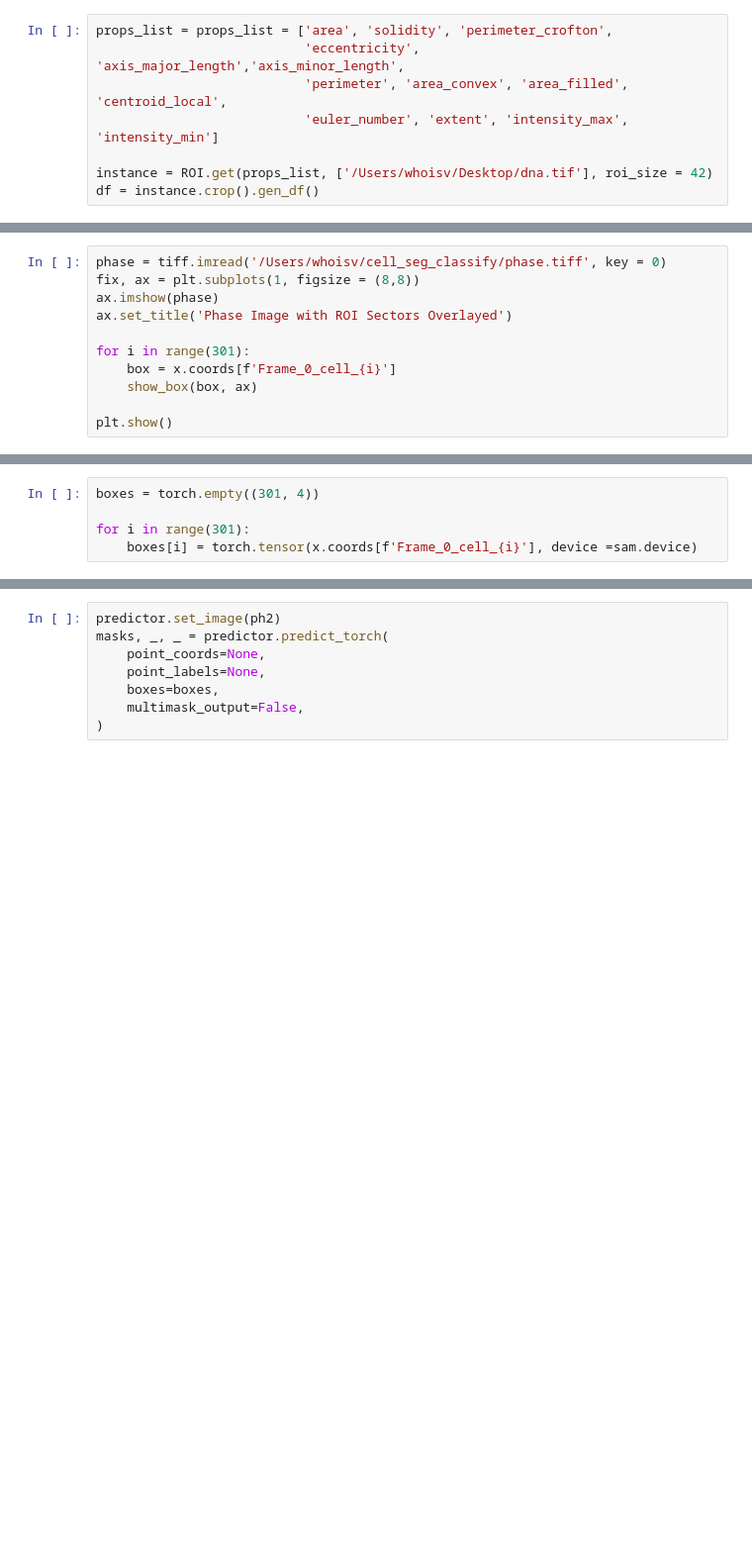
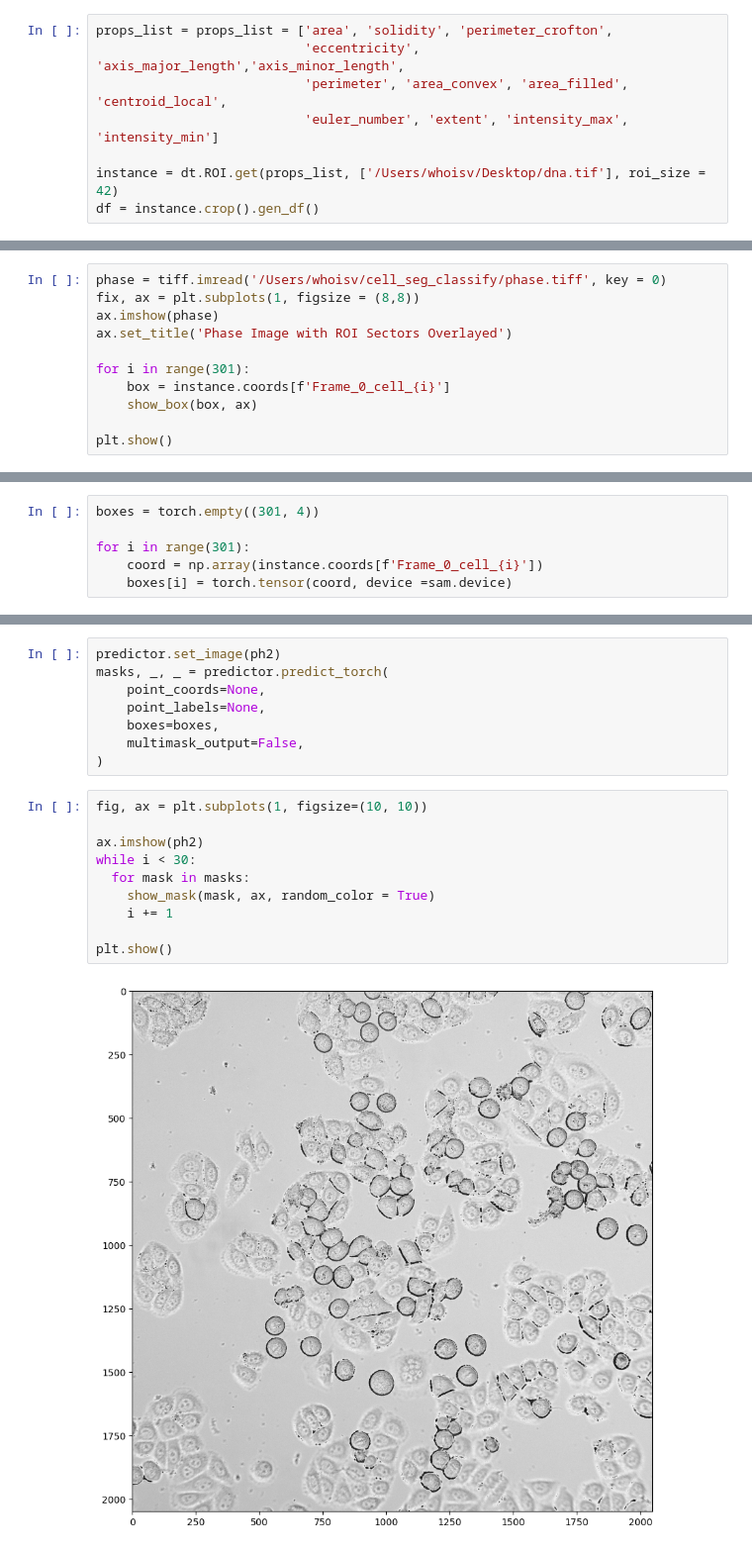
Before and after one commit to anishjv/cell-AAP, a Jupyter notebook: notebooks/example.ipynb, the cells around one changed output, grey strips where cells are left out. Shown at 99% size. Cells and saved outputs as stored; diff of their text form; blank space fills up the shorter version.

```diff
--- a/notebooks/example.ipynb
+++ b/notebooks/example.ipynb
@@ -41,7 +37,7 @@ props_list = props_list = ['area', 'solidity', 'perimeter_crofton',
                            'perimeter', 'area_convex', 'area_filled', 'centroid_local',
                            'euler_number', 'extent', 'intensity_max', 'intensity_min']
 
-instance = ROI.get(props_list, ['/Users/whoisv/Desktop/dna.tif'], roi_size = 42)
+instance = dt.ROI.get(props_list, ['/Users/whoisv/Desktop/dna.tif'], roi_size = 42)
 df = instance.crop().gen_df()
 # %%
 mapper = umap.UMAP(n_neighbors=30,
@@ -91,7 +87,7 @@ ax.imshow(phase)
 ax.set_title('Phase Image with ROI Sectors Overlayed')
 
 for i in range(301):
-    box = x.coords[f'Frame_0_cell_{i}']
+    box = instance.coords[f'Frame_0_cell_{i}']
     show_box(box, ax)
 
 plt.show()
@@ -134,7 +119,8 @@ predictor = SamPredictor(sam)
 boxes = torch.empty((301, 4))
 
 for i in range(301):
-    boxes[i] = torch.tensor(x.coords[f'Frame_0_cell_{i}'], device =sam.device)
+    coord = np.array(instance.coords[f'Frame_0_cell_{i}'])
+    boxes[i] = torch.tensor(coord, device =sam.device)
 # %%
 processed_phase = (phase * 0.255) - phase.min()
 ph2 = np.zeros( ( np.array(processed_phase).shape[0], np.array(processed_phase).shape[1], 3 ) )
@@ -150,3 +136,15 @@ masks, _, _ = predictor.predict_torch(
     boxes=boxes,
     multimask_output=False,
 )
+# %%
+fig, ax = plt.subplots(1, figsize=(10, 10))
+
+ax.imshow(ph2)
+while i < 30:
+  for mask in masks:
+    show_mask(mask, ax, random_color = True)
+    i += 1
+
+plt.show()
+# %% [output]
+[figure, added]
```
Also changed, not shown: parts of 3 cells of this notebook, 2 other files.
